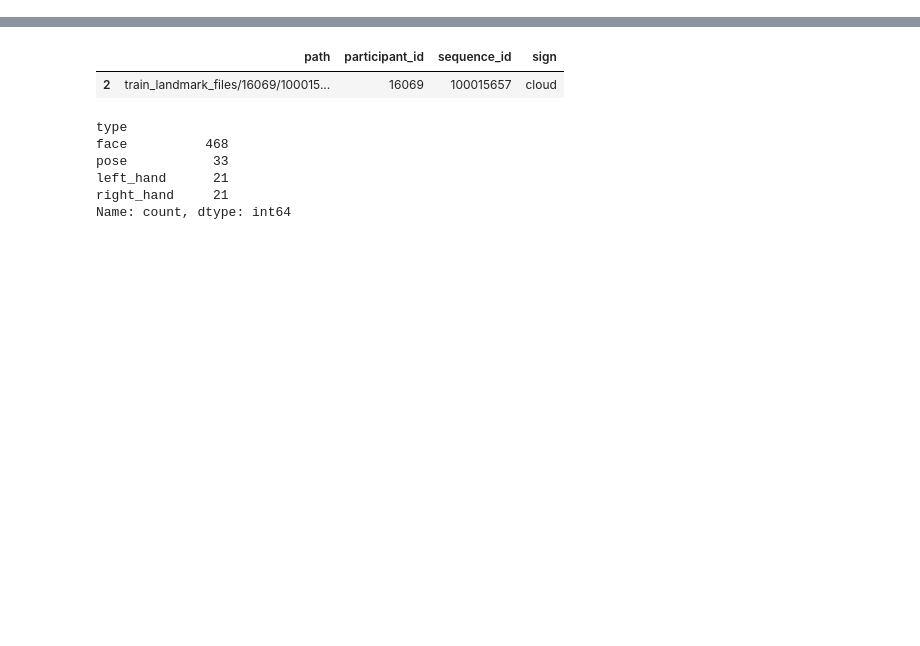
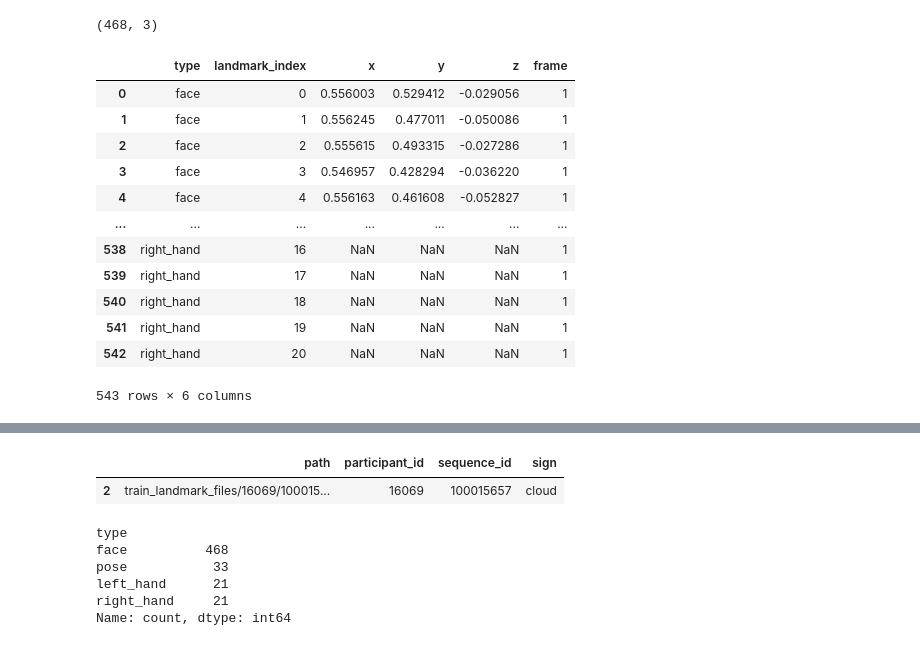
Before and after one commit to SinghJagpreet096/ASL, a Jupyter notebook: mediapipe-holistic-output.ipynb, the cells around one changed output, grey strips where cells are left out. Cells and saved outputs as stored; diff of their text form; code cells hidden in the pictures; blank space fills up the shorter version.

```diff
--- a/mediapipe-holistic-output.ipynb
+++ b/mediapipe-holistic-output.ipynb
@@ -149,0 +122,59 @@ def load_relevant_data_subset(pq_path):
+# %%
+# landmarks = pd.DataFrame()
+face.shape
+# %% [output]
+(468, 3)
+# %%
+def create_frame_landmark_df(results, frame):
+    xyz_skel = xyz[['type','landmark_index']].drop_duplicates().reset_index(drop=True).copy()
+
+    face = pd.DataFrame()
+    pose = pd.DataFrame()
+    left_hand = pd.DataFrame()
+    right_hand = pd.DataFrame()
+    if results.face_landmarks:
+        for i, point in enumerate(results.face_landmarks.landmark):
+            face.loc[i, ['x','y','z']] = [point.x, point.y, point.z]
+    if results.pose_landmarks:
+        for i , point in enumerate(results.pose_landmarks.landmark):
+            pose.loc[i, ['x', 'y', 'z']] = [point.x, point.y, point.z]
+    if results.left_hand_landmarks:
+        for i, point in enumerate(results.left_hand_landmarks.landmark):
+            left_hand.loc[i, ['x','y','z']] = [point.x, point.y, point.z]
+    if results.right_hand_landmarks:
+        for i, point in enumerate(results.right_hand_landmarks.landmark):
+            right_hand.loc[i, ['x', 'y', 'z']] = [point.x, point.y, point.z]
+    face = face.reset_index() \
+        .rename(columns={'index':'landmark_index'}) \
+            .assign(type='face')
+    pose = pose.reset_index() \
+        .rename(columns={'index':'landmark_index'}) \
+            .assign(type='pose')
+    left_hand = left_hand.reset_index() \
+        .rename(columns={'index':'landmark_index'}) \
+            .assign(type='left_hand')
+    right_hand = right_hand.reset_index() \
+        .rename(columns={'index':'landmark_index'}) \
+            .assign(type='right_hand')
+
+
+    landmarks = pd.concat([face,pose,right_hand,left_hand]).reset_index(drop=True)
+    landmarks = xyz_skel.merge(landmarks, on=['type','landmark_index'], how='left')
+    landmarks = landmarks.assign(frame=frame)
+    return landmarks
+# %%
+create_frame_landmark_df(results, 1)
+# %% [output]
+|  | type | landmark_index | x | y | z | frame |
+| 0 | face | 0 | 0.556003 | 0.529412 | -0.029056 | 1 |
+| 1 | face | 1 | 0.556245 | 0.477011 | -0.050086 | 1 |
+| 2 | face | 2 | 0.555615 | 0.493315 | -0.027286 | 1 |
+| 3 | face | 3 | 0.546957 | 0.428294 | -0.036220 | 1 |
+| 4 | face | 4 | 0.556163 | 0.461608 | -0.052827 | 1 |
+| ... | ... | ... | ... | ... | ... | ... |
+| 538 | right_hand | 16 | NaN | NaN | NaN | 1 |
+| 539 | right_hand | 17 | NaN | NaN | NaN | 1 |
+| 540 | right_hand | 18 | NaN | NaN | NaN | 1 |
+| 541 | right_hand | 19 | NaN | NaN | NaN | 1 |
+| 542 | right_hand | 20 | NaN | NaN | NaN | 1 |
+543 rows × 6 columns
```
Also changed, not shown: parts of 10 cells of this notebook, 6 other files.
